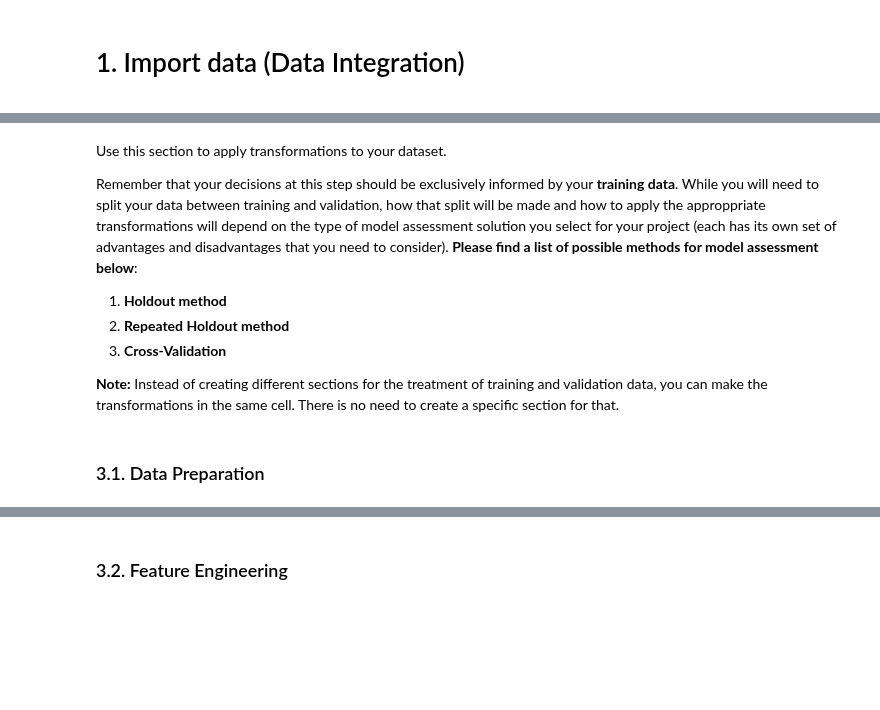
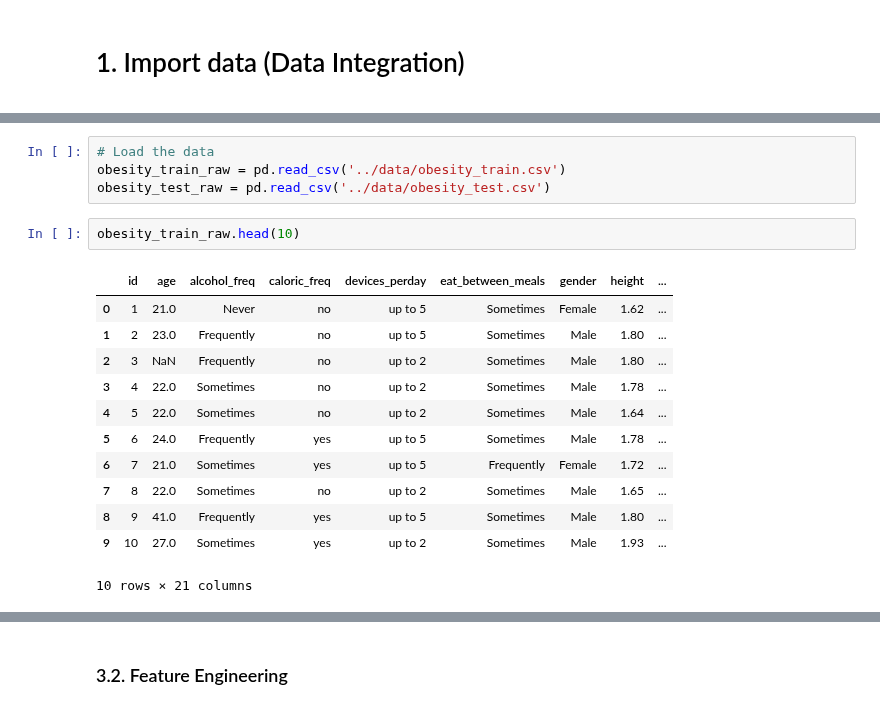
Before and after one commit to 0xMarc0s/IMS_ML_project, a Jupyter notebook: Project_Notebook_Template/Project Pipeline Template.ipynb, the cells around one changed output, grey strips where cells are left out. Saved outputs shown, nothing was run; the diff lists cells and outputs as text; blank space fills up the shorter version.

Commit message:
Loaded and prepared datasets

```diff
--- a/Project_Notebook_Template/Project Pipeline Template.ipynb
+++ b/Project_Notebook_Template/Project Pipeline Template.ipynb
@@ -40,12 +29,19 @@ Moreover, you should also take the time to find meaningful patterns on the data:
-# %% [markdown]
-Use this section to apply transformations to your dataset.
-
-Remember that your decisions at this step should be exclusively informed by your **training data**. While you will need to split your data between training and validation, how that split will be made and how to apply the approppriate transformations will depend on the type of model assessment solution you select for your project (each has its own set of advantages and disadvantages that you need to consider). **Please find a list of possible methods for model assessment below**:
-
-1. **Holdout method**
-2. **Repeated Holdout method**
-3. **Cross-Validation**
-
-__Note:__ Instead of creating different sections for the treatment of training and validation data, you can make the transformations in the same cell. There is no need to create a specific section for that.
-# %% [markdown]
-### 3.1. Data Preparation
+# %%
+# Load the data
+obesity_train_raw = pd.read_csv('../data/obesity_train.csv')
+obesity_test_raw = pd.read_csv('../data/obesity_test.csv')
+# %%
+obesity_train_raw.head(10)
+# %% [output]
+|  | id | age | alcohol_freq | caloric_freq | devices_perday | eat_between_meals | gender | height | ... |
+| 0 | 1 | 21.0 | Never | no | up to 5 | Sometimes | Female | 1.62 | ... |
+| 1 | 2 | 23.0 | Frequently | no | up to 5 | Sometimes | Male | 1.80 | ... |
+| 2 | 3 | NaN | Frequently | no | up to 2 | Sometimes | Male | 1.80 | ... |
+| 3 | 4 | 22.0 | Sometimes | no | up to 2 | Sometimes | Male | 1.78 | ... |
+| 4 | 5 | 22.0 | Sometimes | no | up to 2 | Sometimes | Male | 1.64 | ... |
+| 5 | 6 | 24.0 | Frequently | yes | up to 5 | Sometimes | Male | 1.78 | ... |
+| 6 | 7 | 21.0 | Sometimes | yes | up to 5 | Frequently | Female | 1.72 | ... |
+| 7 | 8 | 22.0 | Sometimes | no | up to 2 | Sometimes | Male | 1.65 | ... |
+| 8 | 9 | 41.0 | Frequently | yes | up to 5 | Sometimes | Male | 1.80 | ... |
+| 9 | 10 | 27.0 | Sometimes | yes | up to 2 | Sometimes | Male | 1.93 | ... |
+10 rows × 21 columns
```
Also changed, not shown: parts of 20 cells of this notebook.
